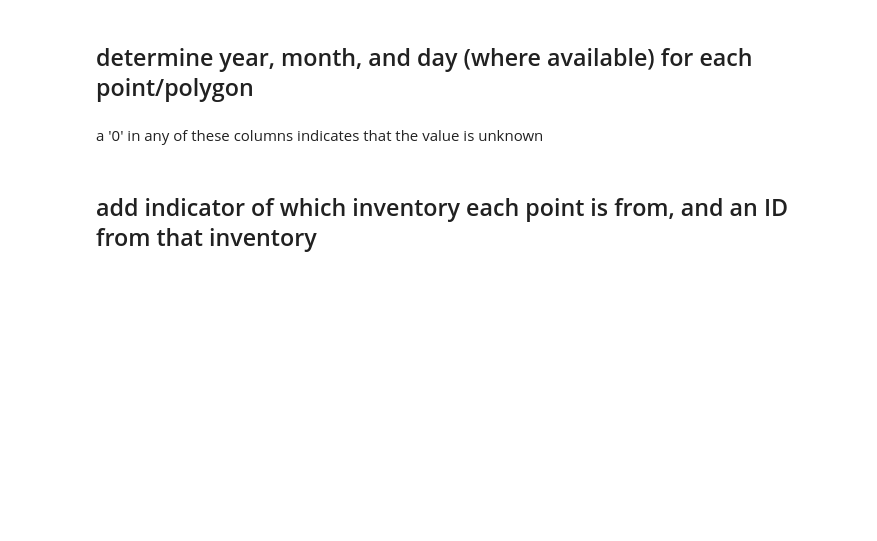
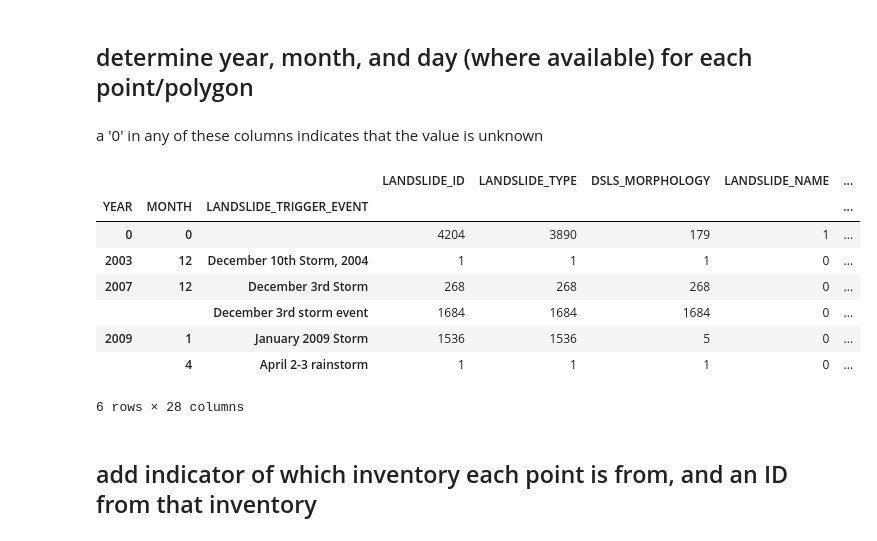
Before and after one commit to lvluna/landslide-seasonality, a Jupyter notebook: 01_LandslideInventoryProcessing.ipynb, the cells around one changed output. Saved outputs shown, nothing was run; the diff lists cells and outputs as text; code cells hidden in the pictures; blank space fills up the shorter version.

```diff
--- a/01_LandslideInventoryProcessing.ipynb
+++ b/01_LandslideInventoryProcessing.ipynb
@@ -155,6 +160,37 @@ wlc['MONTH'].fillna('0', inplace = True)
 wlc['YEAR'] = wlc['YEAR'].astype(int) #convert to integer
 wlc['DAY'] = wlc['DAY'].astype(int)
 wlc['MONTH'] = wlc['MONTH'].astype(int) #convert to integer
+# %%
+#all reported landslides in WLC in 2007 or 2008 actually occurred during the December 3rd 2007 storm
+#the LANDSLIDE_DATE field is occasionally used to record the mapping date
+
+wlc.loc[wlc['YEAR'] == 2007, 'MONTH'] = 12
+wlc.loc[wlc['YEAR'] == 2007, 'DAY'] = 3
+wlc.loc[wlc['YEAR'] == 2008, 'DAY'] = 3
+wlc.loc[wlc['YEAR'] == 2008, 'MONTH'] = 12
+wlc.loc[wlc['YEAR'] == 2008, 'YEAR'] = 2007
+
+
+wlc.loc[wlc['LANDSLIDE_TRIGGER_EVENT'] == 'December 3rd Storm', 'YEAR'] = 2007
+wlc.loc[wlc['LANDSLIDE_TRIGGER_EVENT'] == 'December 3rd Storm', 'MONTH'] = 12
+wlc.loc[wlc['LANDSLIDE_TRIGGER_EVENT'] == 'December 3rd Storm', 'DAY'] = 3
+# %%
+#drop the Mt. St. Helens event, since it introduces many zeros between 1980 and 2003 and isn't relevant
+#for landslide seasonality
+
+wlc = wlc[wlc['YEAR'] != 1980].copy()
+# %%
+wlc.groupby(['YEAR', 'MONTH', 'LANDSLIDE_TRIGGER_EVENT']).count()
+# %% [output]
+|  |  |  | LANDSLIDE_ID | LANDSLIDE_TYPE | DSLS_MORPHOLOGY | LANDSLIDE_NAME | ... |
+| YEAR | MONTH | LANDSLIDE_TRIGGER_EVENT |  |  |  |  | ... |
+| 0 | 0 |  | 4204 | 3890 | 179 | 1 | ... |
+| 2003 | 12 | December 10th Storm, 2004 | 1 | 1 | 1 | 0 | ... |
+| 2007 | 12 | December 3rd Storm | 268 | 268 | 268 | 0 | ... |
+|  |  | December 3rd storm event | 1684 | 1684 | 1684 | 0 | ... |
+| 2009 | 1 | January 2009 Storm | 1536 | 1536 | 5 | 0 | ... |
+|  | 4 | April 2-3 rainstorm | 1 | 1 | 1 | 0 | ... |
+6 rows × 28 columns
 # %% [markdown]
 ## add indicator of which inventory each point is from, and an ID from that inventory
 # %% [markdown]
```
Also changed, not shown: parts of 33 cells of this notebook, 3 other files.
